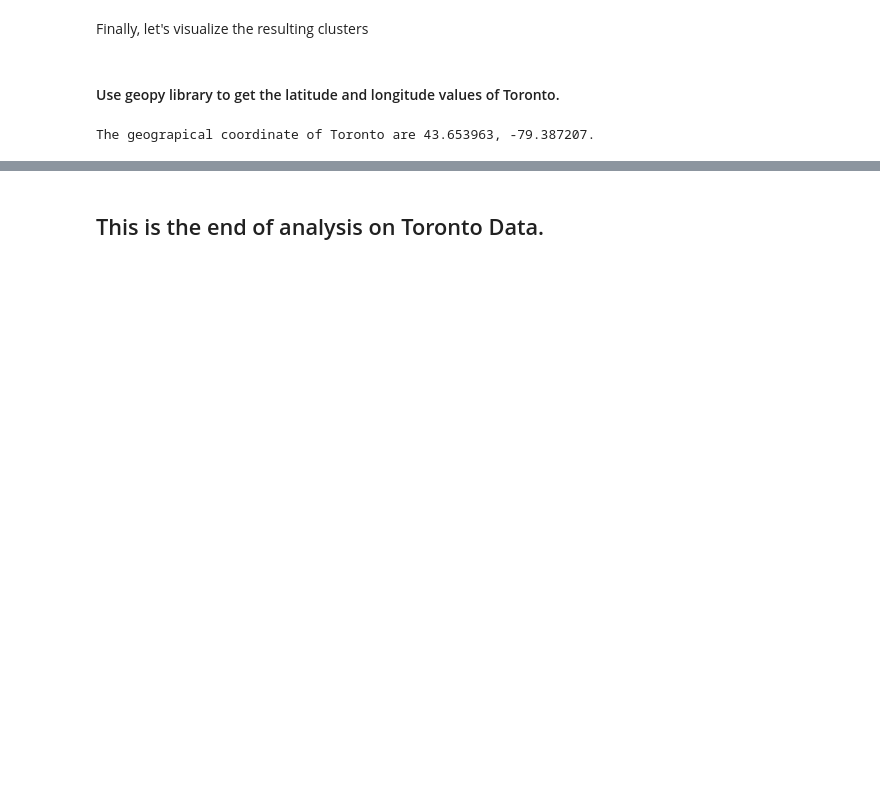
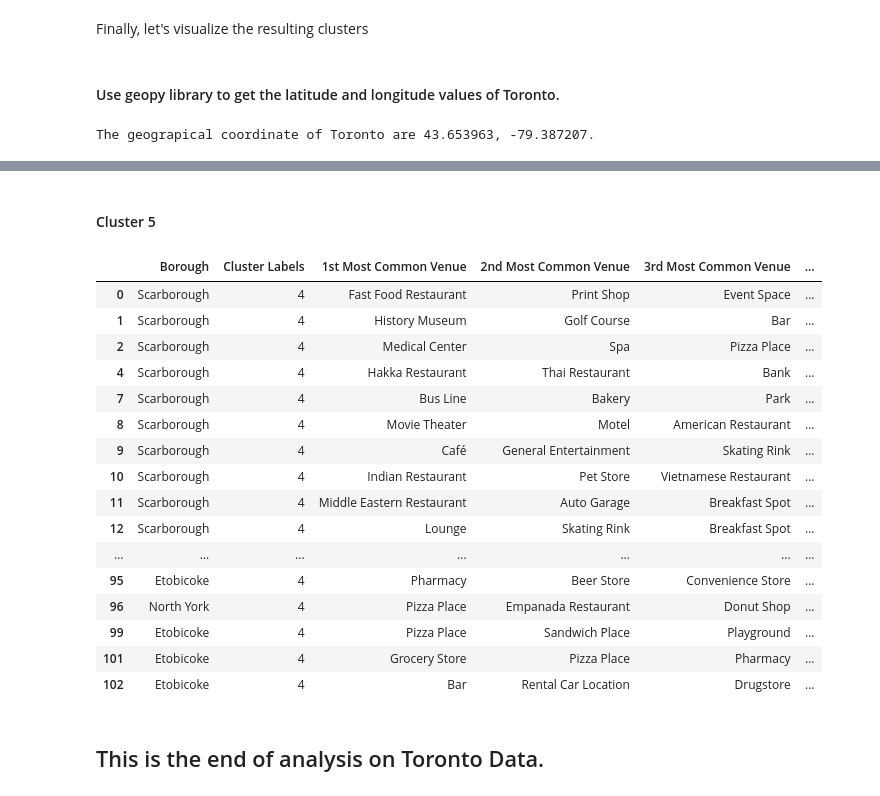
Before and after one commit to anshuld27/AdvanceDataScience, a Jupyter notebook: Analysis of Neighborhoods in Toronto.ipynb, the cells around one changed output, grey strips where cells are left out. Cells and saved outputs as stored; diff of their text form; code cells hidden in the pictures; blank space fills up the shorter version.

```diff
--- a/Analysis of Neighborhoods in Toronto.ipynb
+++ b/Analysis of Neighborhoods in Toronto.ipynb
@@ -511,2 +550,24 @@ map_clusters
+# %% [markdown]
+#### Cluster 5
+# %%
+toronto_merged.loc[toronto_merged['Cluster Labels'] == 4, toronto_merged.columns[[1] + list(range(5, toronto_merged.shape[1]))]]
+# %% [output]
+|  | Borough | Cluster Labels | 1st Most Common Venue | 2nd Most Common Venue | 3rd Most Common Venue | ... |
+| 0 | Scarborough | 4 | Fast Food Restaurant | Print Shop | Event Space | ... |
+| 1 | Scarborough | 4 | History Museum | Golf Course | Bar | ... |
+| 2 | Scarborough | 4 | Medical Center | Spa | Pizza Place | ... |
+| 4 | Scarborough | 4 | Hakka Restaurant | Thai Restaurant | Bank | ... |
+| 7 | Scarborough | 4 | Bus Line | Bakery | Park | ... |
+| 8 | Scarborough | 4 | Movie Theater | Motel | American Restaurant | ... |
+| 9 | Scarborough | 4 | Café | General Entertainment | Skating Rink | ... |
+| 10 | Scarborough | 4 | Indian Restaurant | Pet Store | Vietnamese Restaurant | ... |
+| 11 | Scarborough | 4 | Middle Eastern Restaurant | Auto Garage | Breakfast Spot | ... |
+| 12 | Scarborough | 4 | Lounge | Skating Rink | Breakfast Spot | ... |
+| ... | ... | ... | ... | ... | ... | ... |
+| 95 | Etobicoke | 4 | Pharmacy | Beer Store | Convenience Store | ... |
+| 96 | North York | 4 | Pizza Place | Empanada Restaurant | Donut Shop | ... |
+| 99 | Etobicoke | 4 | Pizza Place | Sandwich Place | Playground | ... |
+| 101 | Etobicoke | 4 | Grocery Store | Pizza Place | Pharmacy | ... |
+| 102 | Etobicoke | 4 | Bar | Rental Car Location | Drugstore | ... |
 # %% [markdown]
 ## This is the end of analysis on Toronto Data.
```
Also changed, not shown: parts of 28 cells of this notebook.
